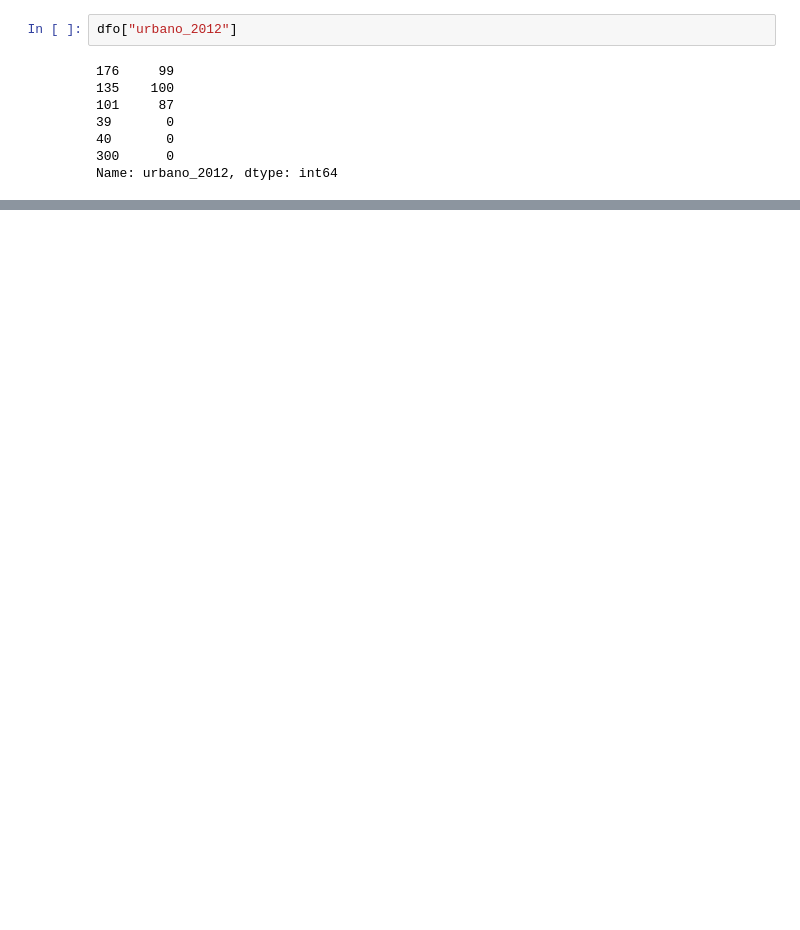
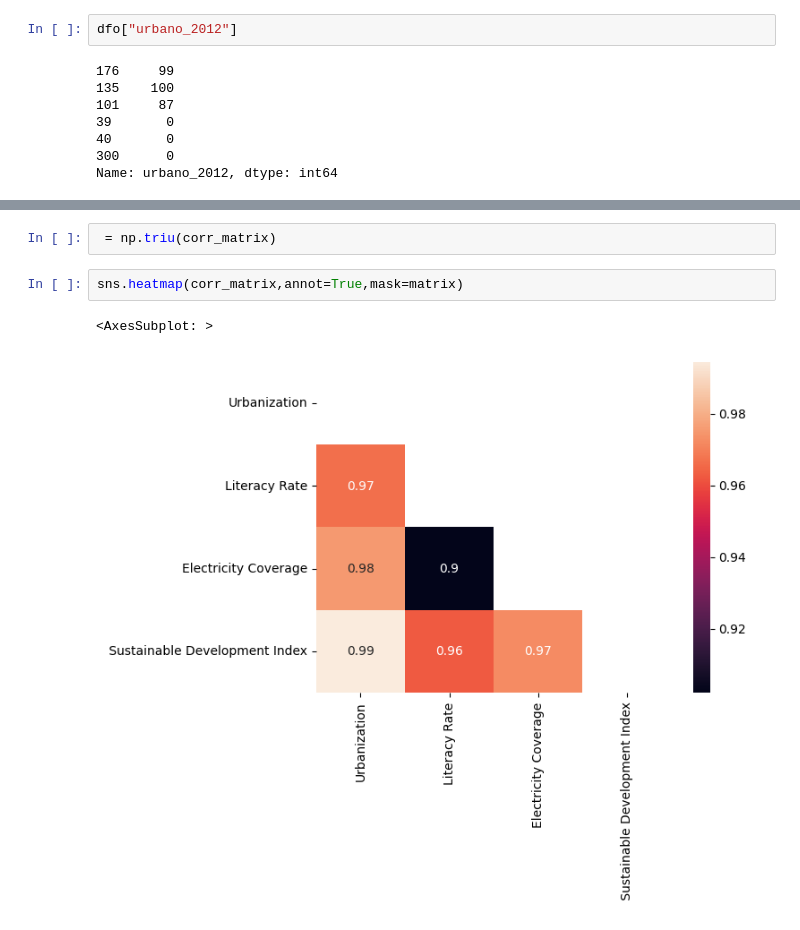
Before and after one commit to GW-DSSD/GeoDS4Bolivia, a Jupyter notebook: Pranav/EDA/Start.ipynb, the cells around one changed output, grey strips where cells are left out. Cells and saved outputs as stored; diff of their text form; blank space fills up the shorter version.

```diff
--- a/Pranav/EDA/Start.ipynb
+++ b/Pranav/EDA/Start.ipynb
@@ -256,0 +269,7 @@ fig.show()
+# %%
+ = np.triu(corr_matrix)
+# %%
+sns.heatmap(corr_matrix,annot=True,mask=matrix)
+# %% [output]
+<AxesSubplot: >
+[figure, added]
```
Also changed, not shown: parts of 5 cells of this notebook.
